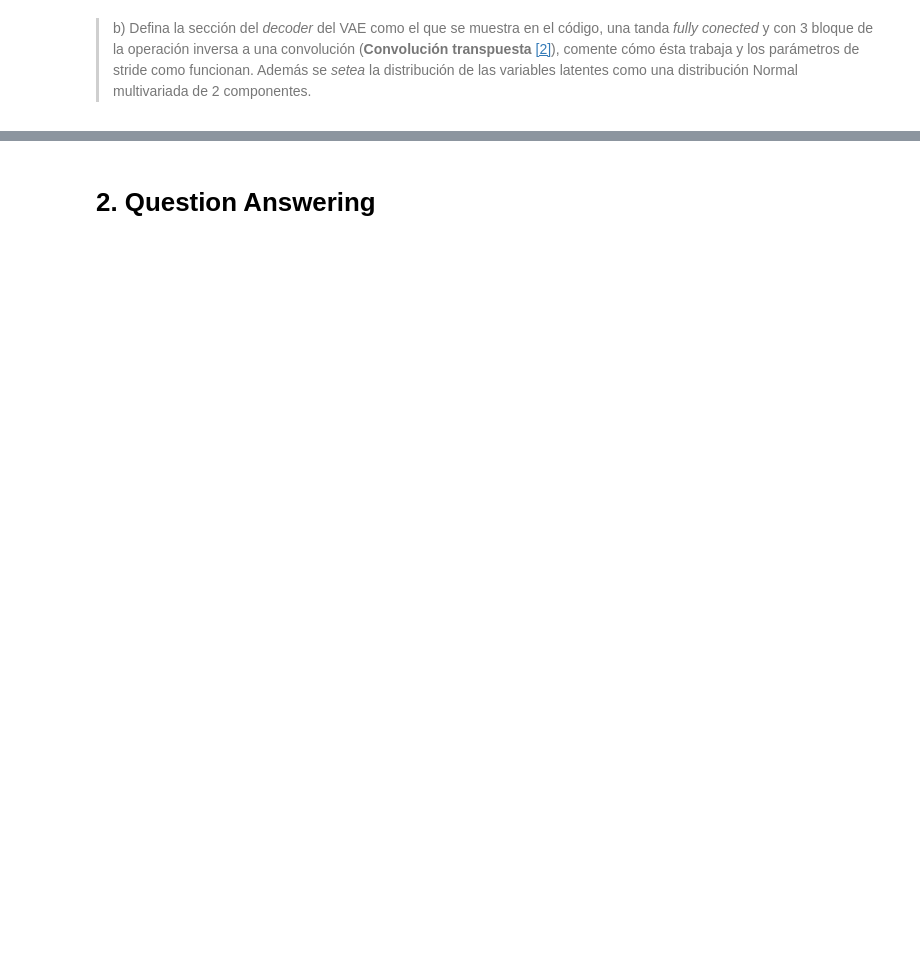
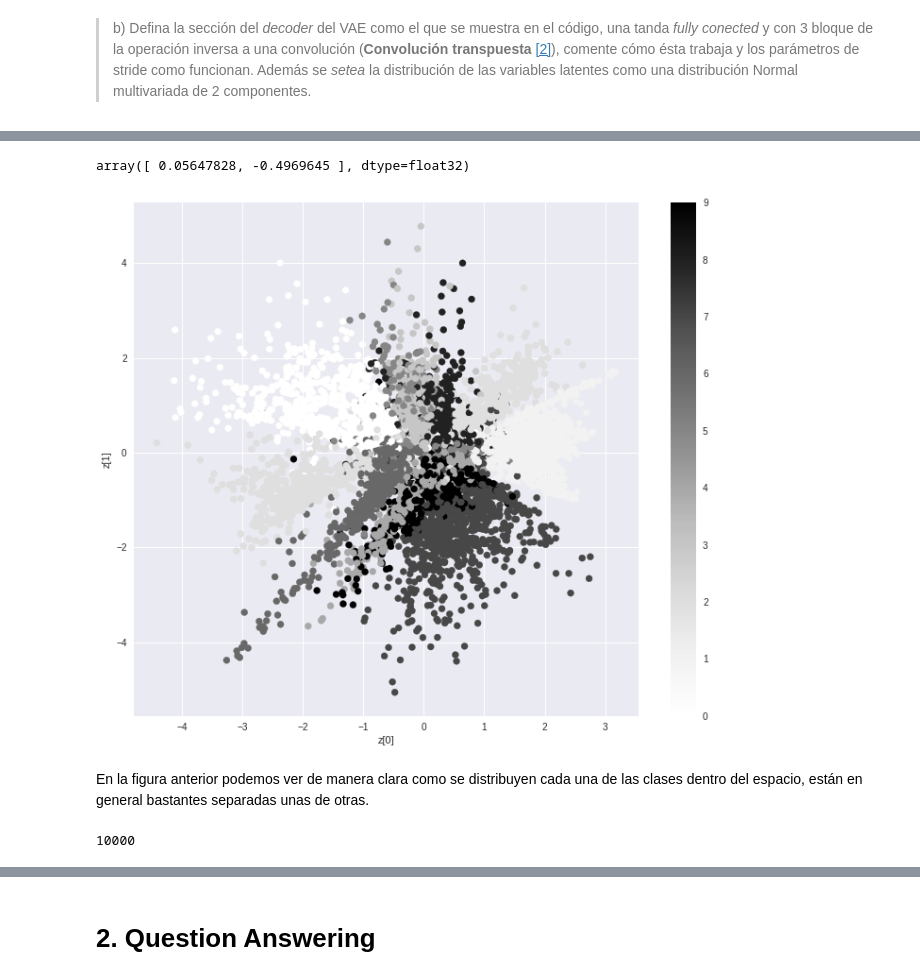
Before and after one commit to gonzalezf/Tarea3-INF395, a Jupyter notebook: Tarea3.ipynb, the cells around one changed output, grey strips where cells are left out. Saved outputs shown, nothing was run; the diff lists cells and outputs as text; code cells hidden in the pictures; blank space fills up the shorter version.

```diff
--- a/Tarea3.ipynb
+++ b/Tarea3.ipynb
@@ -61,0 +74,3 @@ Downloading data from https://s3.amazonaws.com/img-datasets/mnist.npz
+# %%
+X_train = X_train.reshape(X_train.shape[0], 28, 28, 1)
+X_test = X_test.reshape(X_test.shape[0], 28, 28, 1)
@@ -126,0 +436,26 @@ NameError: ignored
+# %%
+encoder = load_model('vae_encoder.h5')
+#vae = load_model('vae.h5')
+# %%
+z_mean= encoder.predict(X_test, batch_size=batch_size)
+# %%
+z_mean[0]
+z_mean[12]
+# %% [output]
+array([ 0.05647828, -0.4969645 ], dtype=float32)
+# %%
+# display a 2D plot of the digit classes in the latent space
+plt.figure(figsize=(12, 10))
+plt.scatter(z_mean[:, 0], z_mean[:, 1], c=y_test)
+plt.colorbar()
+plt.xlabel("z[0]")
+plt.ylabel("z[1]")
+plt.show()
+# %% [output]
+[figure, added]
+# %% [markdown]
+En la figura anterior podemos ver de manera clara como se distribuyen cada una de las clases dentro del espacio, están en general bastantes separadas unas de otras.
+# %%
+len(z_mean[:, 0])
+# %% [output]
+10000
```
Also changed, not shown: parts of 201 cells of this notebook.
